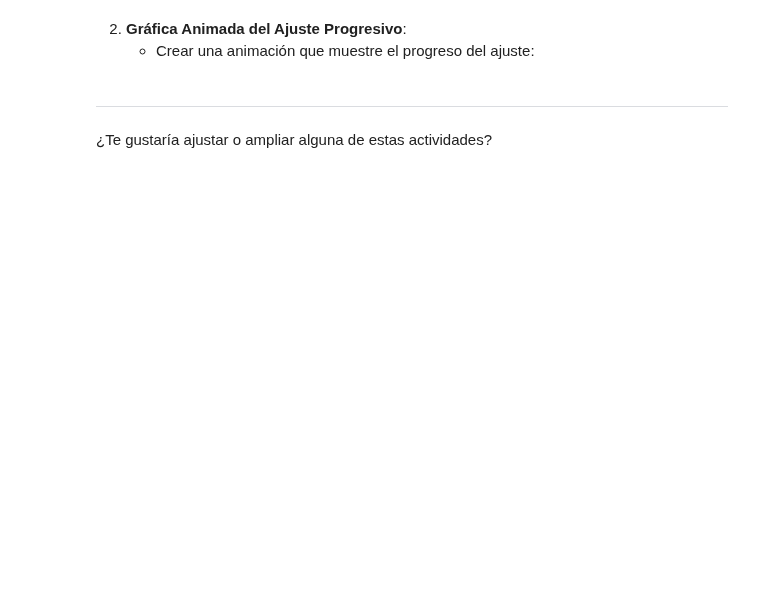
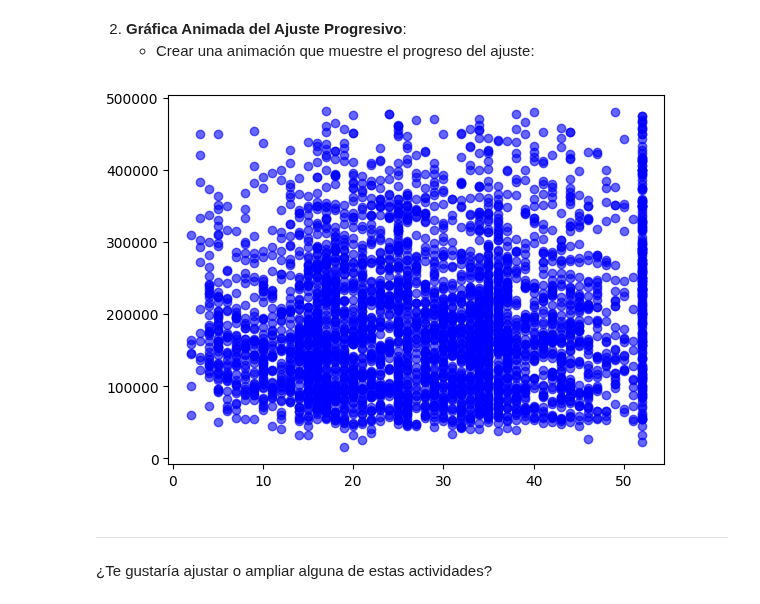
Before and after one commit to marco-canas/didactica_ciencia_datos, a Jupyter notebook: 1_curso_machine_learning/6_regresion/regresion_vivienda/1_regresion_vivienda.ipynb, the cells around one changed output. Cells and saved outputs as stored; diff of their text form; code cells hidden in the pictures; blank space fills up the shorter version.

```diff
--- a/1_curso_machine_learning/6_regresion/regresion_vivienda/1_regresion_vivienda.ipynb
+++ b/1_curso_machine_learning/6_regresion/regresion_vivienda/1_regresion_vivienda.ipynb
@@ -782,23 +783,25 @@ plt.show()
 # %%
 import numpy as np
 import matplotlib.animation as animation
 
 fig, ax = plt.subplots()
 line, = ax.plot([], [], 'r-', lw=2)
-ax.scatter(X_test["superficie"], y_test, color="blue", alpha=0.6)
+ax.scatter(X_test["antiguedad"], y_test, color="blue", alpha=0.6)
 
 def init():
     line.set_data([], [])
     return line,
 
 def update(frame):
     alpha = frame / 100
     partial_preds = (1 - alpha) * np.mean(y_train) + alpha * model.predict(X_test)
-    line.set_data(X_test["superficie"], partial_preds)
+    line.set_data(X_test["antiguedad"], partial_preds)
     return line,
 
 ani = animation.FuncAnimation(fig, update, frames=100, init_func=init, blit=True)
 plt.show()
+# %% [output]
+[figure, added]
 # %% [markdown]
 
 ---
```
Also changed, not shown: parts of 21 cells of this notebook.
